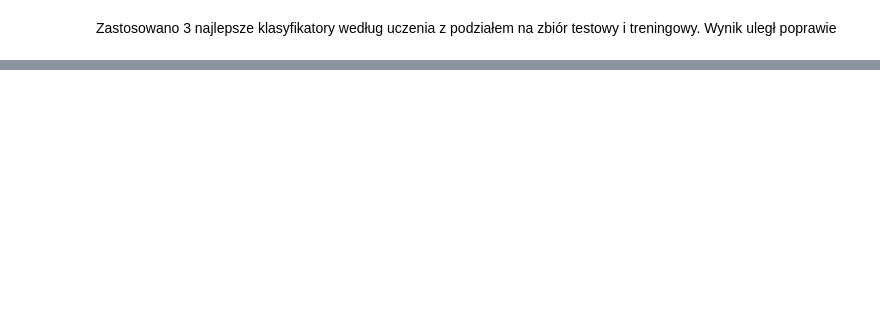
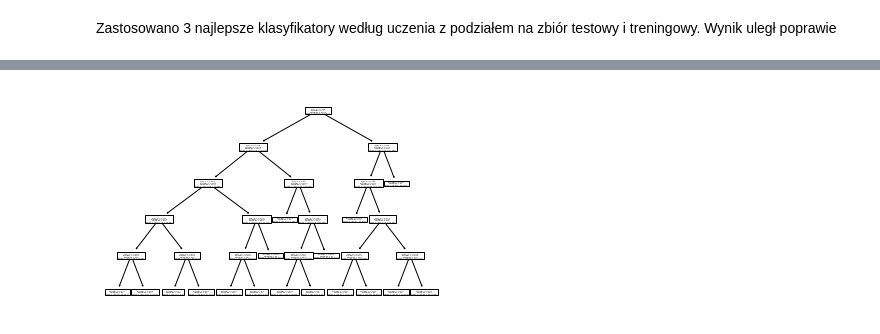
Before and after one commit to coolczatka/seismic_bump_danger_prediction, a Jupyter notebook: MOW2_Opis_projektu.ipynb, the cells around one changed output, grey strips where cells are left out. Saved outputs shown, nothing was run; the diff lists cells and outputs as text; code cells hidden in the pictures; blank space fills up the shorter version.

```diff
--- a/MOW2_Opis_projektu.ipynb
+++ b/MOW2_Opis_projektu.ipynb
@@ -497,0 +647,82 @@ acc: 0.940039 f1: 0.311111
+# %%
+
+def performFitness():
+    if config['kind'] == 'Min':
+        creator.create("FitnessMin", base.Fitness, weights=(-1.0,))
+        creator.create("Individual", list, fitness=creator.FitnessMin)
+    else:
+        creator.create("FitnessMax", base.Fitness, weights=(1.0,))
+        creator.create("Individual", list, fitness=creator.FitnessMax)
+    toolbox = base.Toolbox()
+    toolbox.register('individual', DecisionTreeParameters, creator.Individual)
+    toolbox.register('population', tools.initRepeat, list, toolbox.individual)
+    toolbox.register('evaluate', DecisionTreeParametersFitness, y_train, X_train, y_test, X_test)
+    toolbox.register('select', config['selection'], **config['selectionParameters'])
+    toolbox.register('mate', config['mating'], **config['matingParameters'])
+    toolbox.register('mutate', config['mutation'], **config['mutationParameters'])
+
+    pop = toolbox.population(n=config['sizePopulation'])
+    fitnesses = list(map(toolbox.evaluate, pop))
+    for ind, fit in zip(pop, fitnesses):
+        ind.fitness.values = fit
+
+    result = {
+        'mins': [],
+        'maxs': [],
+        'means': [],
+        'stds': [],
+        'bests': []
+    }
+    g = 0
+    numberElitism = 1
+    while g < config['numberIteration']:
+        g = g + 1
+        print("-- Generation %i --" % g)
+        offspring = toolbox.select(pop, len(pop))
+        offspring = list(map(toolbox.clone, offspring))
+        listElitism = []
+        for x in range(0, numberElitism):
+            listElitism.append(tools.selBest(pop, 1)[0])
+        for child1, child2 in zip(offspring[::2], offspring[1::2]):
+            if random.random() < config['probabilityCrossover']:
+                toolbox.mate(child1, child2)
+                del child1.fitness.values
+                del child2.fitness.values
+        for mutant in offspring:
+        # mutate an individual with probability MUTPB
+            if random.random() < config['probabilityMutation']:
+                toolbox.mutate(mutant)
+                del mutant.fitness.values
+        invalid_ind = [ind for ind in offspring if not ind.fitness.valid]
+        fitnesses = map(toolbox.evaluate, invalid_ind)
+        for ind, fit in zip(invalid_ind, fitnesses):
+            ind.fitness.values = fit
+        print("  Evaluated %i individuals" % len(invalid_ind))
+        pop[:] = offspring + listElitism
+        fits = [ind.fitness.values[0] for ind in pop]
+        length = len(pop)
+
+        minValue = min(fits)
+        maxValue = max(fits)
+        mean = sum(fits) / length
+        sum2 = sum(x * x for x in fits)
+        std = abs(sum2 / length - mean ** 2) ** 0.5
+
+        print("  Min %s" % min(fits))
+        print("  Max %s" % max(fits))
+        print("  Avg %s" % mean)
+        print("  Std %s" % std)
+        best_ind = tools.selBest(pop, 1)[0]
+        print("Best individual is %s, %s" % (
+        best_ind, best_ind.fitness.values[0]))
+
+        result['mins'].append(minValue)
+        result['maxs'].append(maxValue)
+        result['means'].append(mean)
+        result['stds'].append(std)
+        result['bests'].append(best_ind.fitness.values[0])
+        printTree(best_ind)
+    print("-- End of (successful) evolution --")
+
+performFitness()
+# %% [output]
@@ -497,0 +746 @@ acc: 0.940039 f1: 0.311111
+[figure, added]
```
Also changed, not shown: parts of 19 cells of this notebook, 1 other file.
